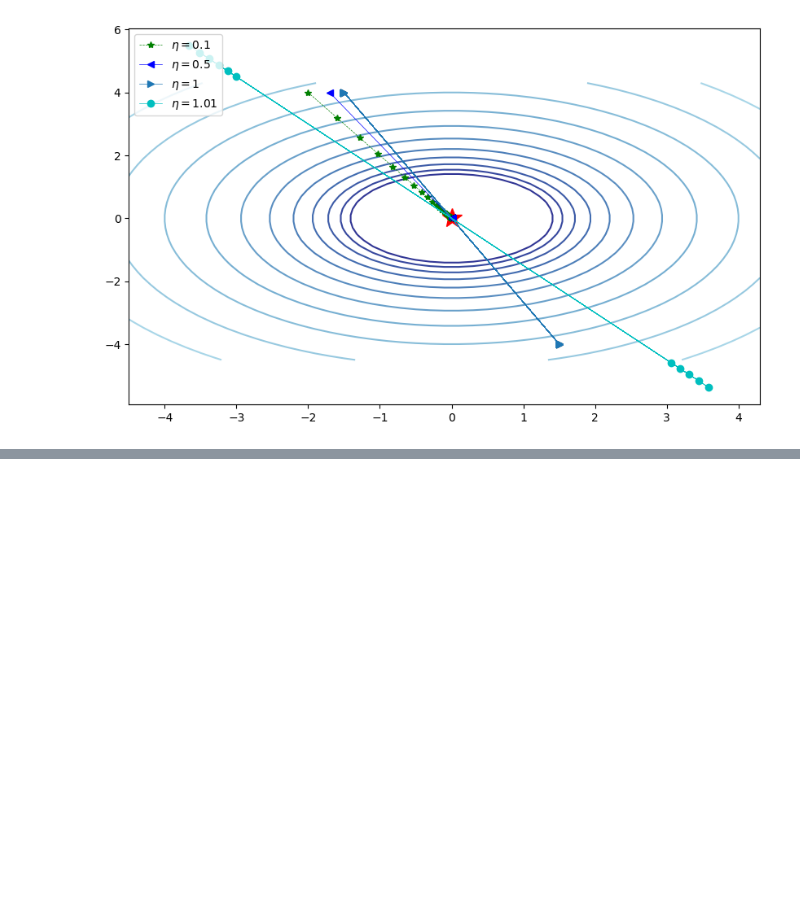
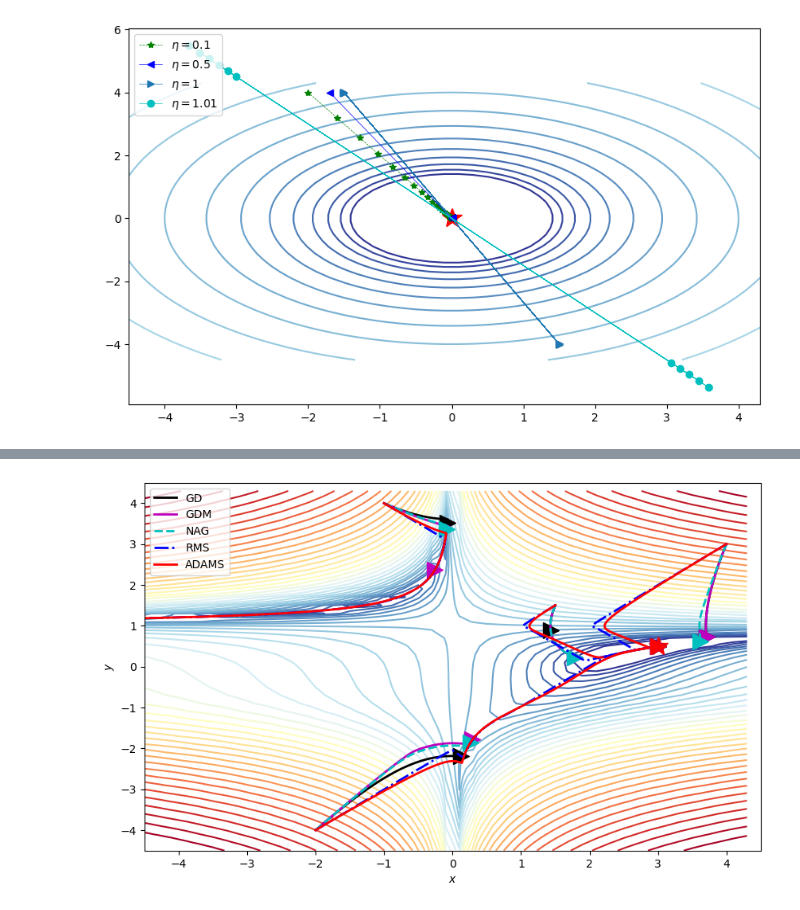
Before and after one commit to SumitBiswas123/ComputationalPhysics, a Jupyter notebook: ML-Grad-02.ipynb, the cells around one changed output, grey strips where cells are left out. Saved outputs shown, nothing was run; the diff lists cells and outputs as text; code cells hidden in the pictures; blank space fills up the shorter version.

```diff
--- a/ML-Grad-02.ipynb
+++ b/ML-Grad-02.ipynb
@@ -252,0 +319,68 @@ fig.savefig("GD3regimes.pdf", bbox_inches='tight')
+# %%
+plt.close()
+#Make static plot of the results
+Nsteps=10**4
+lr_l=10**-3
+lr_s=10**-6
+
+init1=np.array([4,3])
+fig1, ax1=contour_beales_function()
+
+gd_trajectory1=gd(grad_beales_function,init1,Nsteps, eta=lr_s, noise_strength=0)
+gdm_trajectory1=gd_with_mom(grad_beales_function,init1,Nsteps,eta=lr_s, gamma=0.9,noise_strength=0)
+NAG_trajectory1=NAG(grad_beales_function,init1,Nsteps,eta=lr_s, gamma=0.9,noise_strength=0)
+rms_prop_trajectory1=rms_prop(grad_beales_function,init1,Nsteps,eta=lr_l, beta=0.9,epsilon=10**-8,noise_strength=0)
+adam_trajectory1=adams(grad_beales_function,init1,Nsteps,eta=lr_l, gamma=0.9, beta=0.99,epsilon=10**-8,noise_strength=0)
+
+overlay_trajectory_contour_M(ax1,gd_trajectory1, 'GD','k')
+overlay_trajectory_contour_M(ax1,gd_trajectory1, 'GDM','m')
+overlay_trajectory_contour_M(ax1,NAG_trajectory1, 'NAG','c--')
+overlay_trajectory_contour_M(ax1,rms_prop_trajectory1,'RMS', 'b-.')
+overlay_trajectory_contour_M(ax1,adam_trajectory1,'ADAMS', 'r')
+
+plt.legend(loc=2)
+
+init2=np.array([1.5,1.5])
+gd_trajectory2=gd(grad_beales_function,init2,Nsteps, eta=10**-6, noise_strength=0)
+gdm_trajectory2=gd_with_mom(grad_beales_function,init2,Nsteps,eta=10**-6, gamma=0.9,noise_strength=0)
+NAG_trajectory2=NAG(grad_beales_function,init2,Nsteps,eta=10**-6, gamma=0.9,noise_strength=0)
+rms_prop_trajectory2=rms_prop(grad_beales_function,init2,Nsteps,eta=10**-3, beta=0.9,epsilon=10**-8,noise_strength=0)
+adam_trajectory2=adams(grad_beales_function,init2,Nsteps,eta=10**-3, gamma=0.9, beta=0.99,epsilon=10**-8,noise_strength=0)
+
+overlay_trajectory_contour_M(ax1,gd_trajectory2, 'GD','k')
+overlay_trajectory_contour_M(ax1,gdm_trajectory2, 'GDM','m')
+overlay_trajectory_contour_M(ax1,NAG_trajectory2, 'NAG','c--')
+overlay_trajectory_contour_M(ax1,rms_prop_trajectory2,'RMS', 'b-.')
+overlay_trajectory_contour_M(ax1,adam_trajectory2,'ADAMS', 'r')
+
+init3=np.array([-1,4])
+
+gd_trajectory3=gd(grad_beales_function,init3,10**5, eta=lr_s, noise_strength=0)
+gdm_trajectory3=gd_with_mom(grad_beales_function,init3,10**5,eta=lr_s, gamma=0.9,noise_strength=0)
+NAG_trajectory3=NAG(grad_beales_function,init3,Nsteps,eta=lr_s, gamma=0.9,noise_strength=0)
+rms_prop_trajectory3=rms_prop(grad_beales_function,init3,Nsteps,eta=lr_l, beta=0.9,epsilon=10**-8,noise_strength=0)
+adam_trajectory3=adams(grad_beales_function,init3,Nsteps,eta=lr_l, gamma=0.9, beta=0.99,epsilon=10**-8,noise_strength=0)
+
+overlay_trajectory_contour_M(ax1,gd_trajectory3, 'GD','k')
+overlay_trajectory_contour_M(ax1,gdm_trajectory3, 'GDM','m')
+overlay_trajectory_contour_M(ax1,NAG_trajectory3, 'NAG','c--')
+overlay_trajectory_contour_M(ax1,rms_prop_trajectory3,'RMS', 'b-.')
+overlay_trajectory_contour_M(ax1,adam_trajectory3,'ADAMS', 'r')
+
+init4=np.array([-2,-4])
+
+gd_trajectory4=gd(grad_beales_function,init4,Nsteps, eta=lr_s, noise_strength=0)
+gdm_trajectory4=gd_with_mom(grad_beales_function,init4,Nsteps,eta=lr_s, gamma=0.9,noise_strength=0)
+NAG_trajectory4=NAG(grad_beales_function,init4,Nsteps,eta=lr_s, gamma=0.9,noise_strength=0)
+rms_prop_trajectory4=rms_prop(grad_beales_function,init4,Nsteps,eta=lr_l, beta=0.9,epsilon=10**-8,noise_strength=0)
+adam_trajectory4=adams(grad_beales_function,init4,Nsteps,eta=lr_l, gamma=0.9, beta=0.99,epsilon=10**-8,noise_strength=0)
+
+overlay_trajectory_contour_M(ax1,gd_trajectory4, 'GD','k')
+overlay_trajectory_contour_M(ax1,gdm_trajectory4, 'GDM','m')
+overlay_trajectory_contour_M(ax1,NAG_trajectory4, 'NAG','c--')
+overlay_trajectory_contour_M(ax1,rms_prop_trajectory4,'RMS', 'b-.')
+overlay_trajectory_contour_M(ax1,adam_trajectory4,'ADAMS', 'r')
+
+plt.show()
+# %% [output]
+[figure, added]
```
Also changed, not shown: parts of 8 cells of this notebook.
